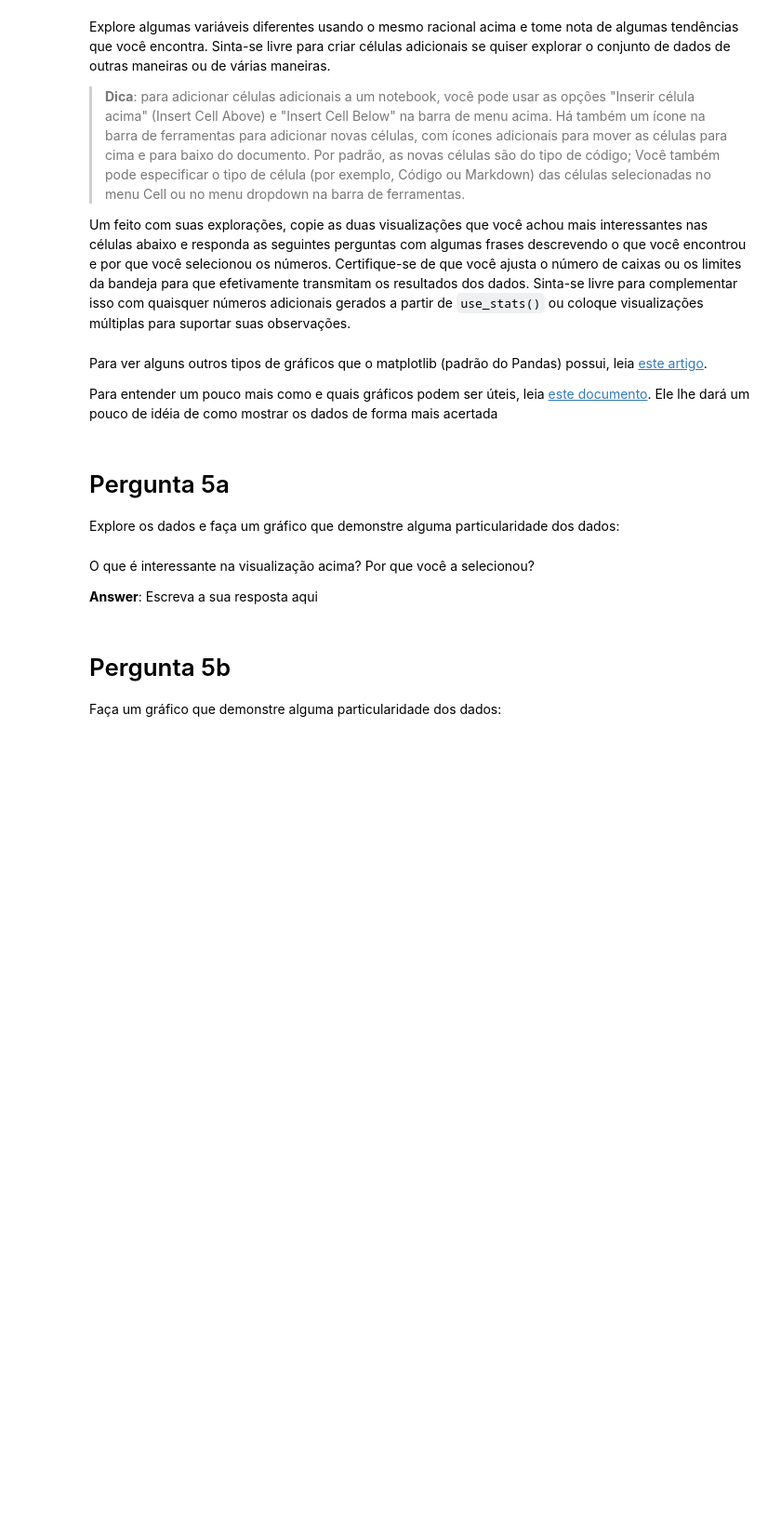
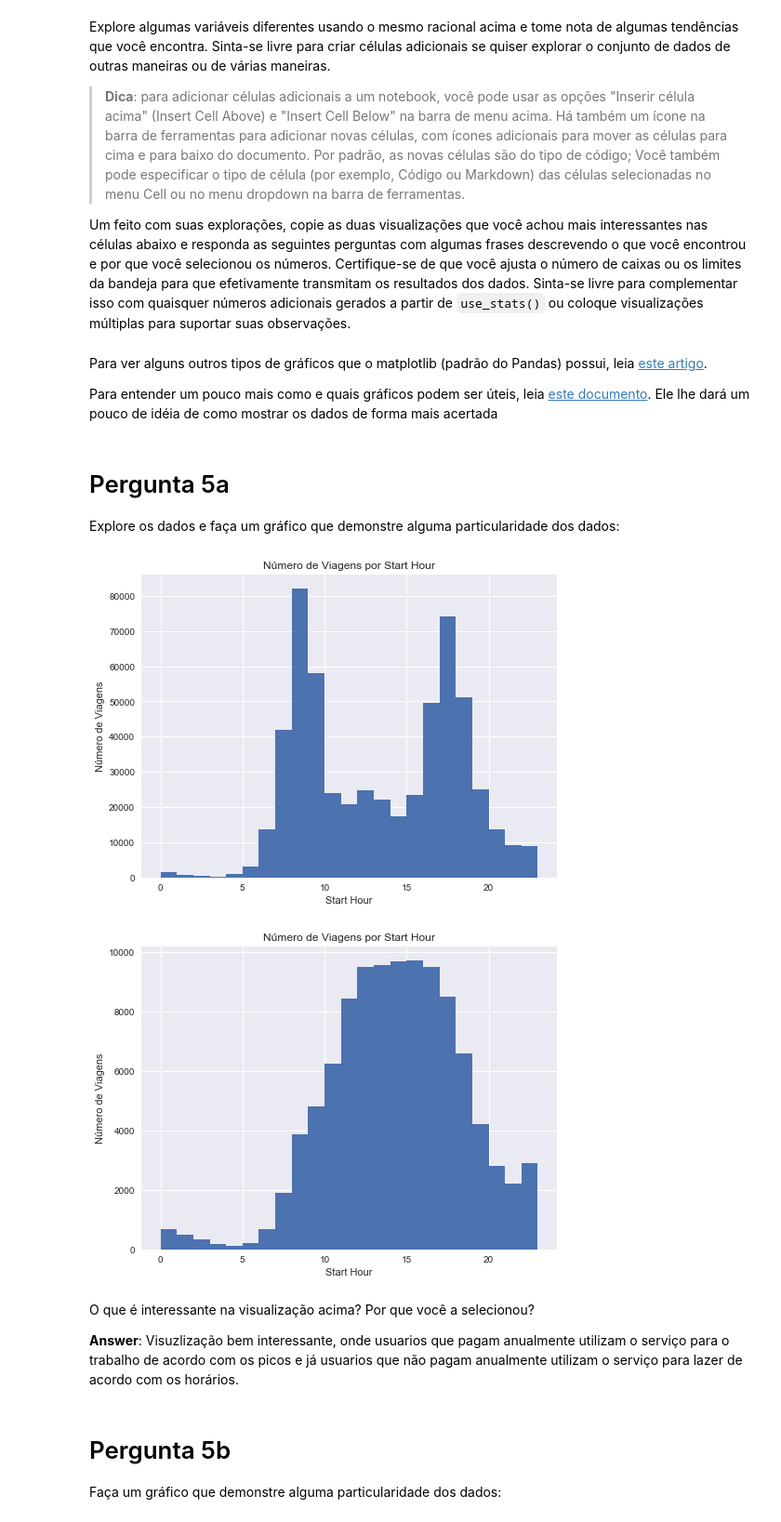
Before and after one commit to brunooliveiramac/bay-area-bike-share-analisys, a Jupyter notebook: Analise_Bay_Area_Bike_Share-NDFDSI.ipynb, the cells around one changed output. Shown at 93% size. Cells and saved outputs as stored; diff of their text form; code cells hidden in the pictures; blank space fills up the shorter version.

```diff
--- a/Analise_Bay_Area_Bike_Share-NDFDSI.ipynb
+++ b/Analise_Bay_Area_Bike_Share-NDFDSI.ipynb
@@ -540,7 +539,14 @@ Explore os dados e faça um gráfico que demonstre alguma particularidade dos da
-# %% [markdown]
-O que é interessante na visualização acima? Por que você a selecionou?
-
-**Answer**: Escreva a sua resposta aqui
+# %%
+# Gráfico final 1
+usage_plot(trip_data,'start_hour', ["subscription_type == 'Subscriber'"],bin_width=1)
+usage_plot(trip_data,'start_hour', ["subscription_type == 'Customer'"],bin_width=1)
+# %% [output]
+[figure, added]
+[figure, added]
+# %% [markdown]
+O que é interessante na visualização acima? Por que você a selecionou?
+
+**Answer**: Visuzlização bem interessante, onde usuarios que pagam anualmente utilizam o serviço para o trabalho de acordo com os picos e já usuarios que não pagam anualmente utilizam o serviço para lazer de acordo com os horários.
 # %% [markdown]
 # Pergunta 5b
 Faça um gráfico que demonstre alguma particularidade dos dados:
```
Also changed, not shown: parts of 7 cells of this notebook.
